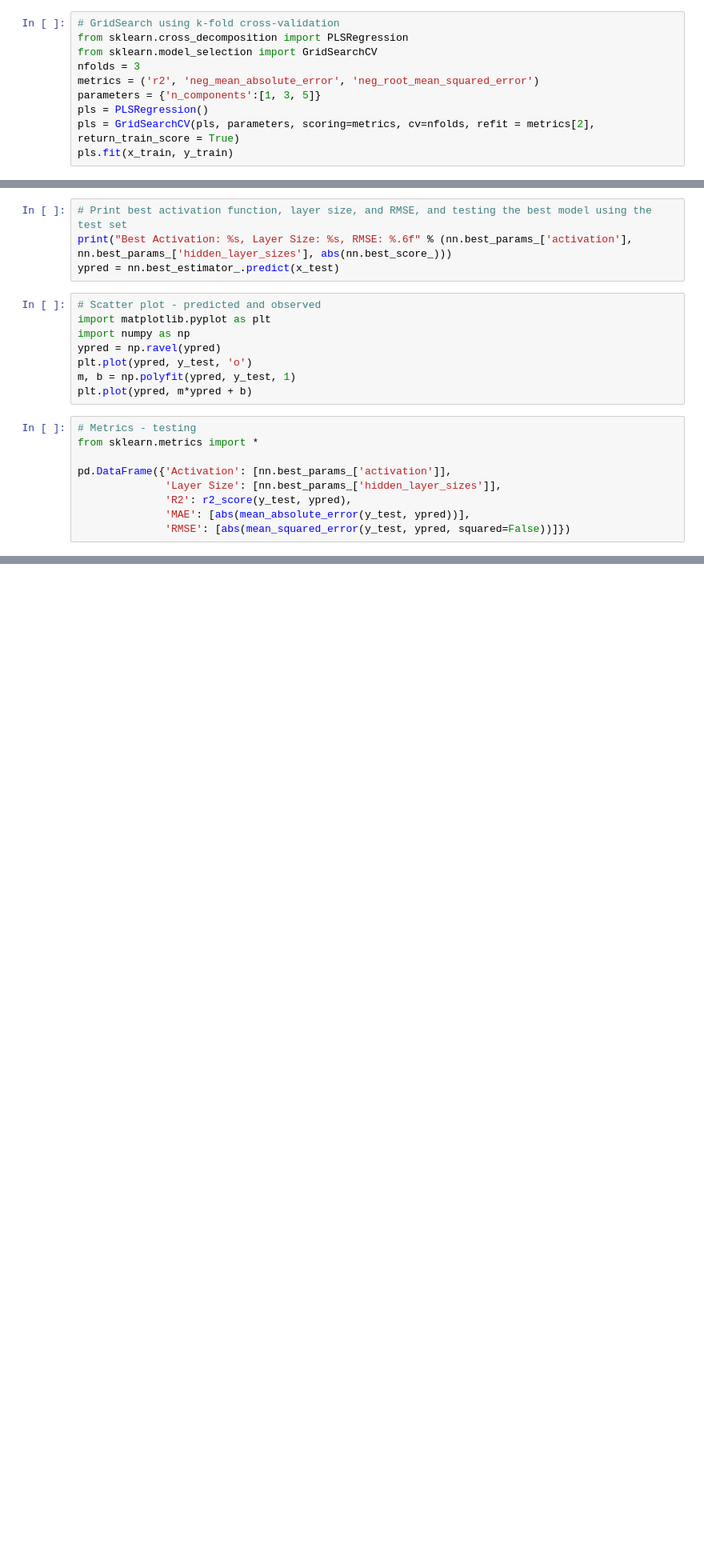
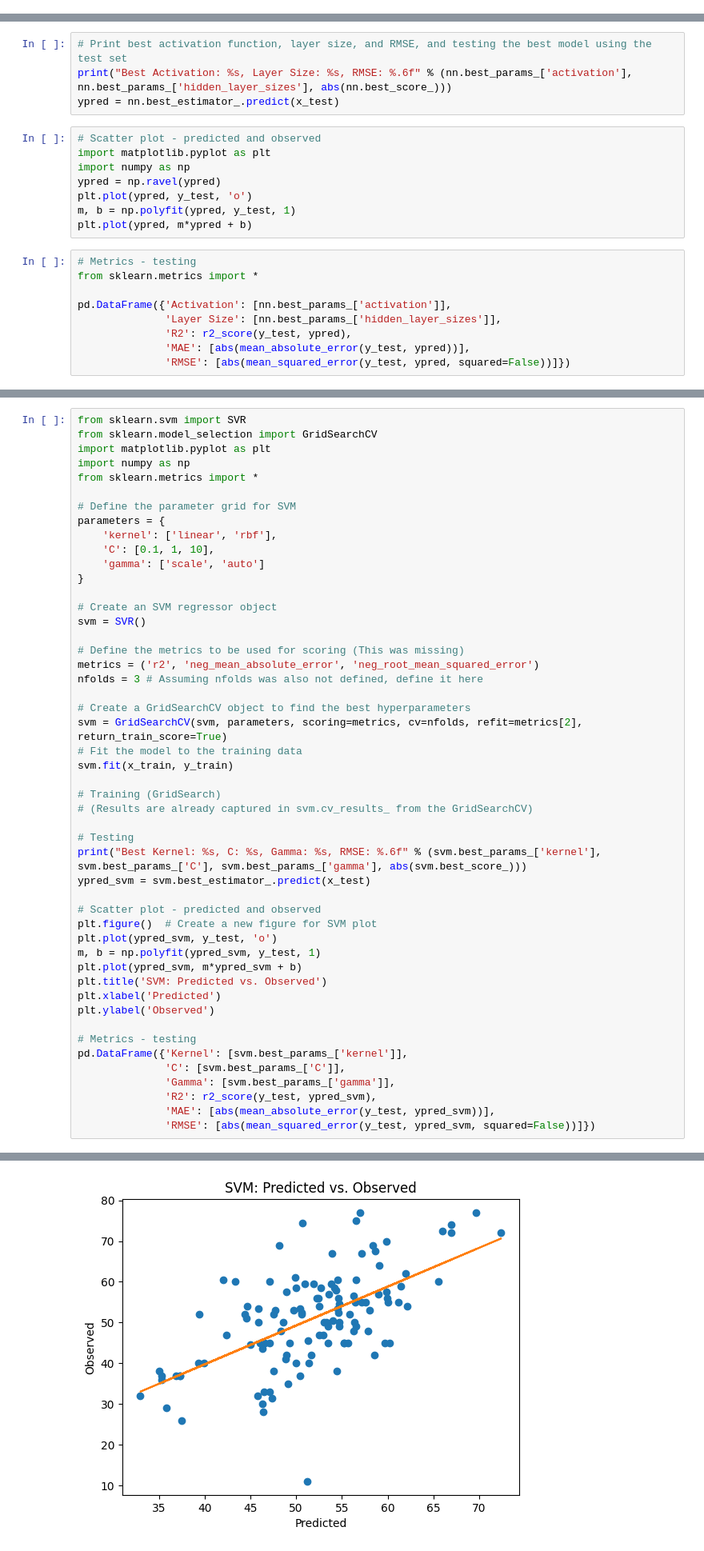
Before and after one commit to GGlivePh/QG, a Jupyter notebook: Lab03.ipynb, the cells around one changed output, grey strips where cells are left out. Shown at 80% size. Cells and saved outputs as stored; diff of their text form; blank space fills up the shorter version.

```diff
--- a/Lab03.ipynb
+++ b/Lab03.ipynb
@@ -83,10 +161,0 @@ print("N. samples training %s , N. samples testing %s" % (x_train.shape[0], x_te
-# %%
-# GridSearch using k-fold cross-validation
-from sklearn.cross_decomposition import PLSRegression
-from sklearn.model_selection import GridSearchCV
-nfolds = 3
-metrics = ('r2', 'neg_mean_absolute_error', 'neg_root_mean_squared_error')
-parameters = {'n_components':[1, 3, 5]}
-pls = PLSRegression()
-pls = GridSearchCV(pls, parameters, scoring=metrics, cv=nfolds, refit = metrics[2], return_train_score = True)
-pls.fit(x_train, y_train)
@@ -173,0 +231,50 @@ pd.DataFrame({'Activation': [nn.best_params_['activation']],
+# %%
+from sklearn.svm import SVR
+from sklearn.model_selection import GridSearchCV
+import matplotlib.pyplot as plt
+import numpy as np
+from sklearn.metrics import *
+
+# Define the parameter grid for SVM
+parameters = {
+    'kernel': ['linear', 'rbf'],
+    'C': [0.1, 1, 10],
+    'gamma': ['scale', 'auto']
+}
+
+# Create an SVM regressor object
+svm = SVR()
+
+# Define the metrics to be used for scoring (This was missing)
+metrics = ('r2', 'neg_mean_absolute_error', 'neg_root_mean_squared_error')
+nfolds = 3 # Assuming nfolds was also not defined, define it here
+
+# Create a GridSearchCV object to find the best hyperparameters
+svm = GridSearchCV(svm, parameters, scoring=metrics, cv=nfolds, refit=metrics[2], return_train_score=True)
+# Fit the model to the training data
+svm.fit(x_train, y_train)
+
+# Training (GridSearch)
+# (Results are already captured in svm.cv_results_ from the GridSearchCV)
+
+# Testing
+print("Best Kernel: %s, C: %s, Gamma: %s, RMSE: %.6f" % (svm.best_params_['kernel'], svm.best_params_['C'], svm.best_params_['gamma'], abs(svm.best_score_)))
+ypred_svm = svm.best_estimator_.predict(x_test)
+
+# Scatter plot - predicted and observed
+plt.figure()  # Create a new figure for SVM plot
+plt.plot(ypred_svm, y_test, 'o')
+m, b = np.polyfit(ypred_svm, y_test, 1)
+plt.plot(ypred_svm, m*ypred_svm + b)
+plt.title('SVM: Predicted vs. Observed')
+plt.xlabel('Predicted')
+plt.ylabel('Observed')
+
+# Metrics - testing
+pd.DataFrame({'Kernel': [svm.best_params_['kernel']],
+              'C': [svm.best_params_['C']],
+              'Gamma': [svm.best_params_['gamma']],
+              'R2': r2_score(y_test, ypred_svm),
+              'MAE': [abs(mean_absolute_error(y_test, ypred_svm))],
+              'RMSE': [abs(mean_squared_error(y_test, ypred_svm, squared=False))]})
+# %% [output]
@@ -173,0 +284 @@ pd.DataFrame({'Activation': [nn.best_params_['activation']],
+[figure, added]
```
Also changed, not shown: parts of 19 cells of this notebook.
